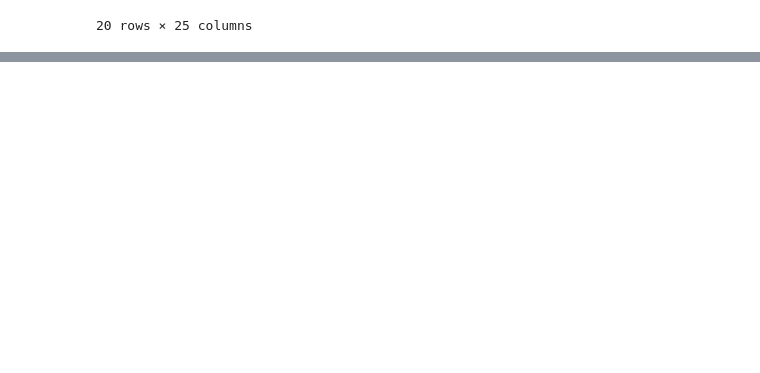
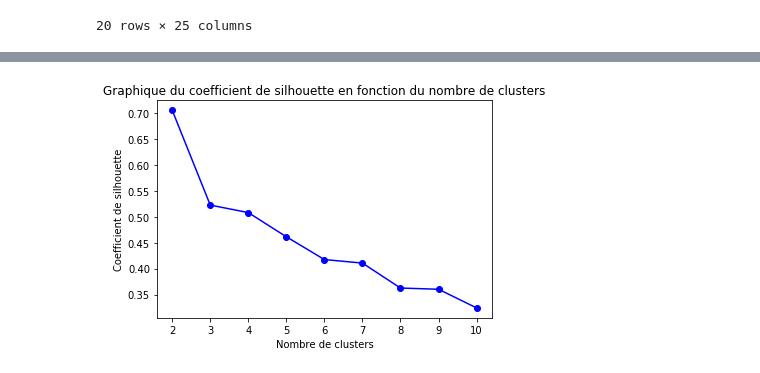
Before and after one commit to fredcoq/challenge-data-ens, a Jupyter notebook: cleaning_dataset.ipynb, the cells around one changed output, grey strips where cells are left out. Drawn from its saved outputs; the diff is of its cells as text; code cells hidden in the pictures; blank space fills up the shorter version.

Commit message:
adding k-means and Agglomerative Hierarchical Clustering

```diff
--- a/cleaning_dataset.ipynb
+++ b/cleaning_dataset.ipynb
@@ -219,3 +256,5 @@ winter_time_dayoff_df.head(20)
 | 2013-10-27 10:00:00 | 649 | 2013-10-26T12:00:00+02:00 | 10 | 33973581000 | 1457385000 | 2323583552 | ... |
 | 2013-10-27 10:30:00 | 650 | 2013-10-26T12:30:00+02:00 | 10 | 34817943000 | 1544066000 | 2398007546 | ... |
 20 rows × 25 columns
+# %%
+df = x_train.drop(['IDS', 'Horodate', 'Mois'], axis=1)
@@ -221,0 +295,44 @@ winter_time_dayoff_df.head(20)
+# %%
+from sklearn.cluster import AgglomerativeClustering
+
+cluster = AgglomerativeClustering(n_clusters = 7)
+# %%
+# Apprentissage des données
+
+cluster.fit(x_train_scaled)
+
+labels = cluster.labels_
+
+df['cah'] = cluster.labels_
+
+centroids_cah = df.drop(['centroids'], axis=1).groupby(['cah']).mean()
+
+kmeans = KMeans(n_clusters = 7, init=centroids_cah, n_init=1)
+
+kmeans.fit(x_train_scaled)
+
+centroids = kmeans.cluster_centers_
+
+km_labels = kmeans.labels_
+# %%
+from sklearn.metrics import silhouette_score
+
+range_n_clusters = [2, 3, 4, 5, 6, 7, 8, 9, 10]
+
+s_scores = []
+
+for n_clusters in range_n_clusters :
+    cluster = AgglomerativeClustering(n_clusters = n_clusters)
+    cluster.fit(df)
+    labels = cluster.labels_
+
+    s_score = silhouette_score(df, labels, metric='sqeuclidean')
+    s_scores.append(s_score)
+# %%
+plt.plot(range_n_clusters, s_scores, 'bo-')
+plt.title('Graphique du coefficient de silhouette en fonction du nombre de clusters')
+plt.xlabel('Nombre de clusters')
+plt.ylabel('Coefficient de silhouette')
+plt.show()
+# %% [output]
+[figure, added]
```
Also changed, not shown: parts of 2 cells of this notebook.
